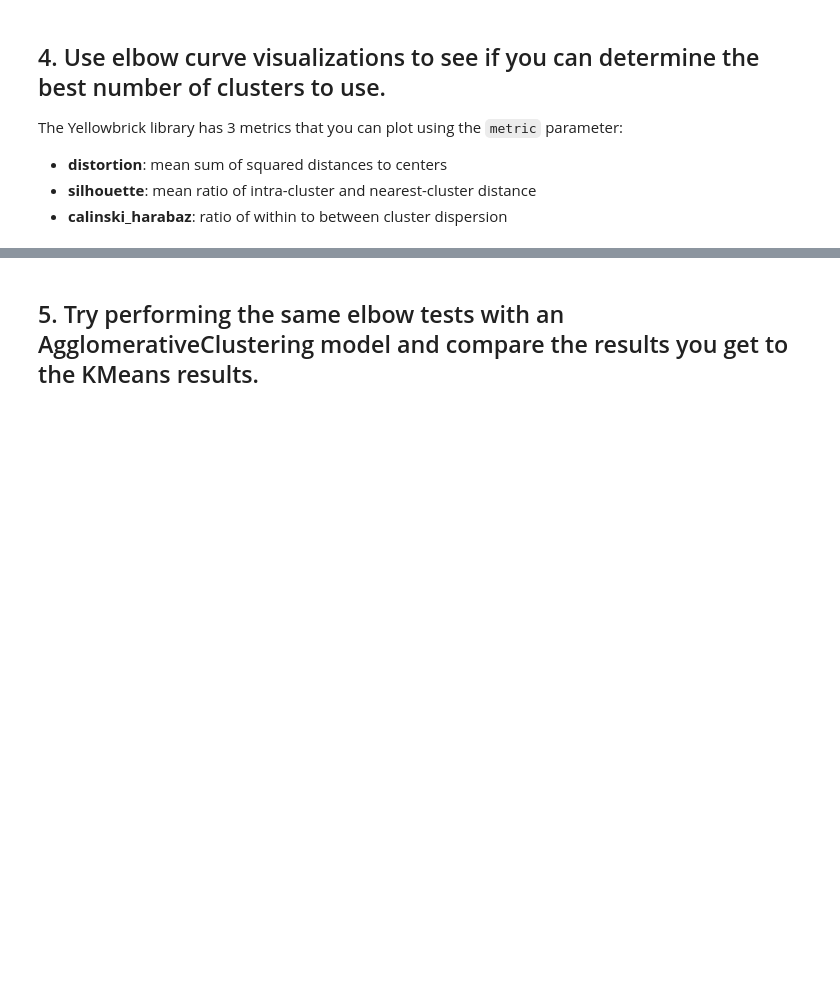
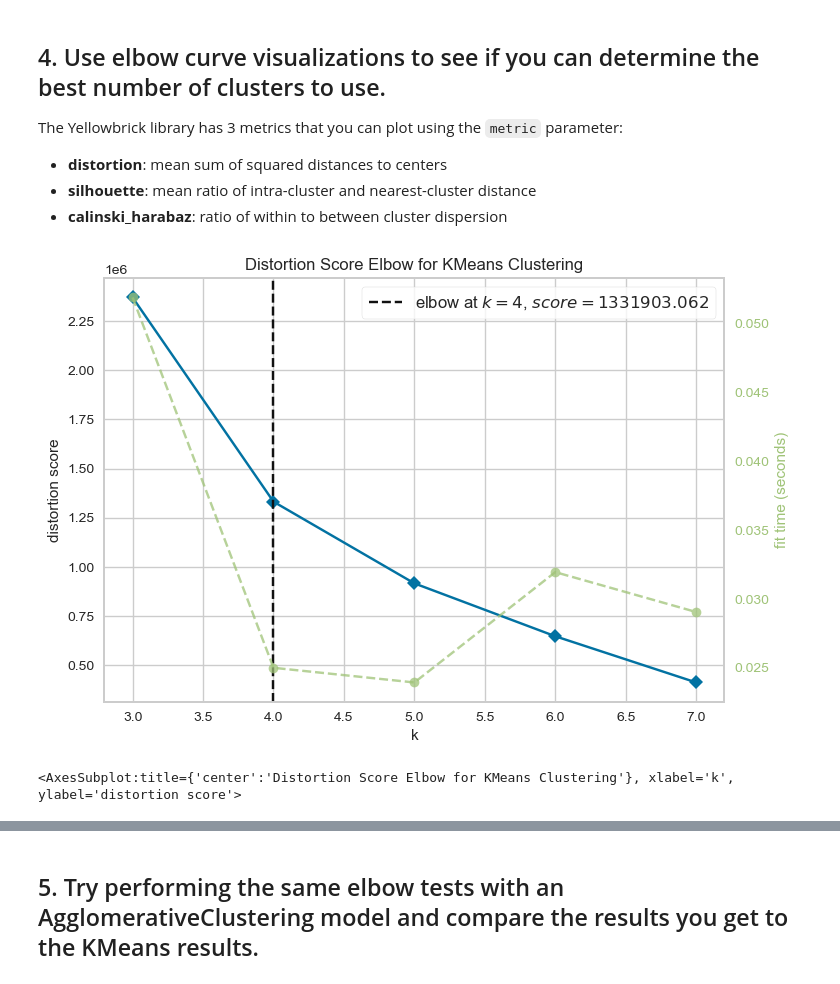
Before and after one commit to Ironhack-Data-Madrid-Abril-2023/7.4-lab_unsupervised_learning_evaluation, a Jupyter notebook: your-code/main.ipynb, the cells around one changed output, grey strips where cells are left out. Saved outputs shown, nothing was run; the diff lists cells and outputs as text; code cells hidden in the pictures; blank space fills up the shorter version.

```diff
--- a/your-code/main.ipynb
+++ b/your-code/main.ipynb
@@ -79,3 +79,17 @@ The Yellowbrick library has 3 metrics that you can plot using the `metric` param
 - **distortion**: mean sum of squared distances to centers
 - **silhouette**: mean ratio of intra-cluster and nearest-cluster distance
 - **calinski_harabaz**: ratio of within to between cluster dispersion
+# %%
+#%pip install yellowbrick
+from yellowbrick.cluster import KElbowVisualizer
+
+# model init
+model = KMeans()
+
+# distortion
+visual = KElbowVisualizer(model, k=(3,8))
+visual.fit(X)
+visual.poof()
+# %% [output]
+[figure, added]
+<AxesSubplot:title={'center':'Distortion Score Elbow for KMeans Clustering'}, xlabel='k', ylabel='distortion score'>
```
Also changed, not shown: parts of 5 cells of this notebook.
